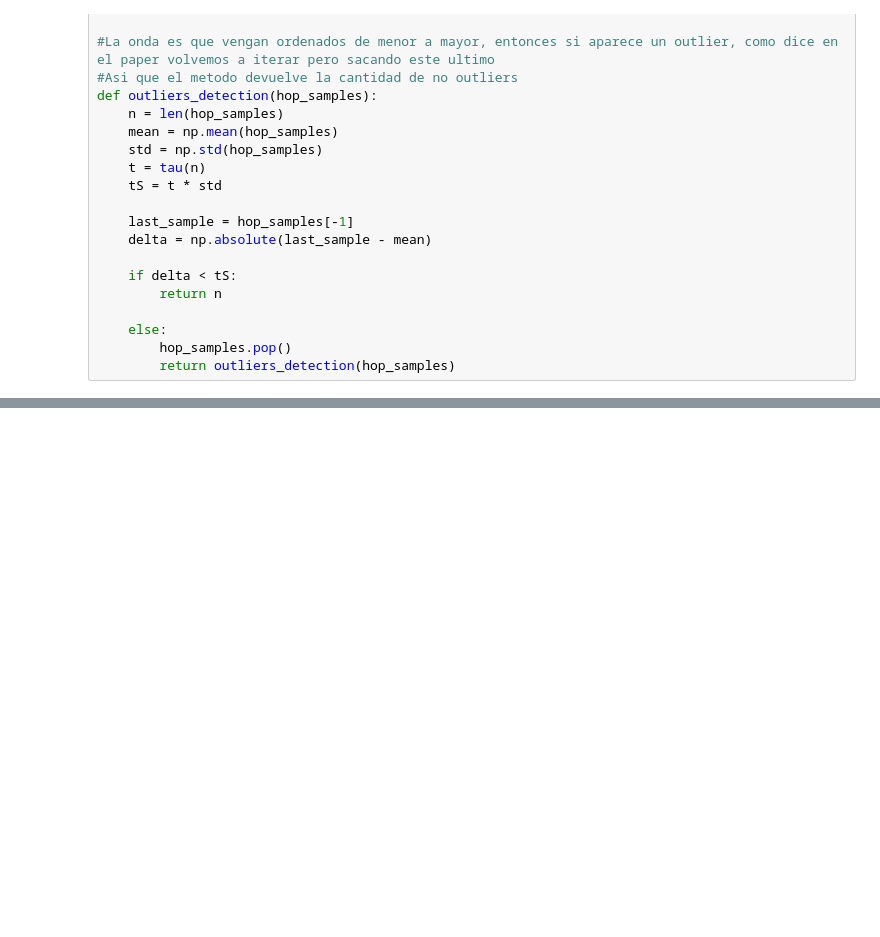
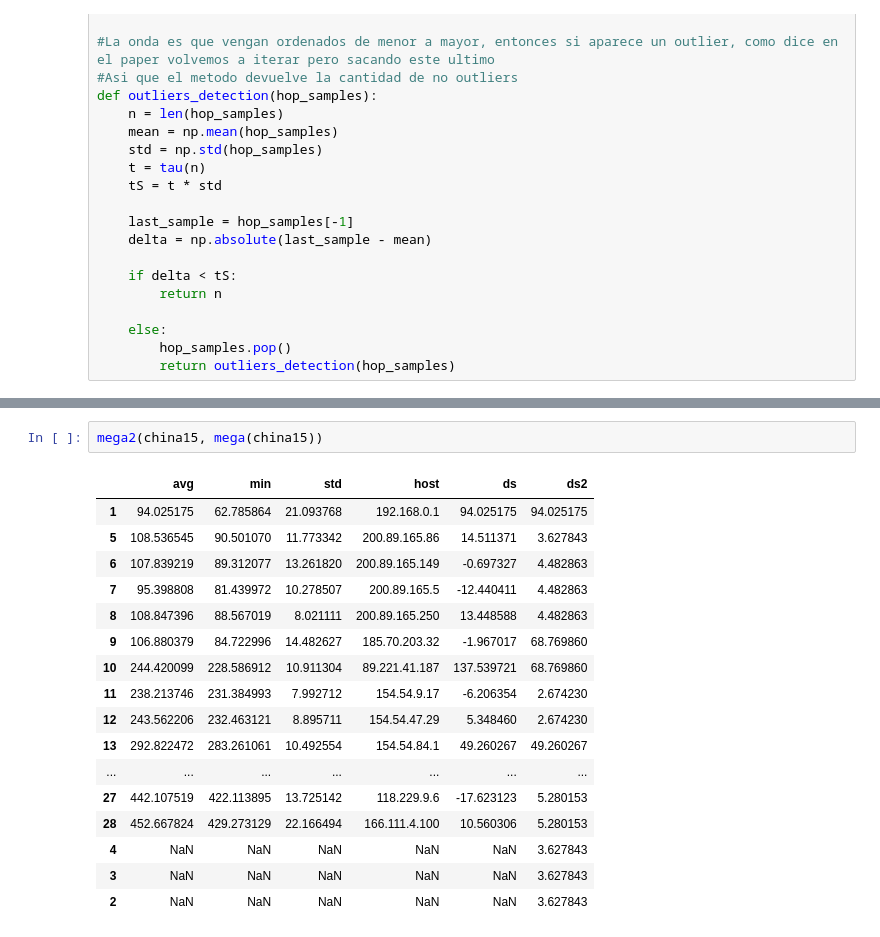
Before and after one commit to manumena/tdc-tp2, a Jupyter notebook: notebook/Untitled.ipynb, the cells around one changed output, grey strips where cells are left out. Saved outputs shown, nothing was run; the diff lists cells and outputs as text; blank space fills up the shorter version.

```diff
--- a/notebook/Untitled.ipynb
+++ b/notebook/Untitled.ipynb
@@ -118,0 +117,20 @@ AttributeError: 'Series' object has no attribute 'plt'
+# %%
+mega2(china15, mega(china15))
+# %% [output]
+|  | avg | min | std | host | ds | ds2 |
+| 1 | 94.025175 | 62.785864 | 21.093768 | 192.168.0.1 | 94.025175 | 94.025175 |
+| 5 | 108.536545 | 90.501070 | 11.773342 | 200.89.165.86 | 14.511371 | 3.627843 |
+| 6 | 107.839219 | 89.312077 | 13.261820 | 200.89.165.149 | -0.697327 | 4.482863 |
+| 7 | 95.398808 | 81.439972 | 10.278507 | 200.89.165.5 | -12.440411 | 4.482863 |
+| 8 | 108.847396 | 88.567019 | 8.021111 | 200.89.165.250 | 13.448588 | 4.482863 |
+| 9 | 106.880379 | 84.722996 | 14.482627 | 185.70.203.32 | -1.967017 | 68.769860 |
+| 10 | 244.420099 | 228.586912 | 10.911304 | 89.221.41.187 | 137.539721 | 68.769860 |
+| 11 | 238.213746 | 231.384993 | 7.992712 | 154.54.9.17 | -6.206354 | 2.674230 |
+| 12 | 243.562206 | 232.463121 | 8.895711 | 154.54.47.29 | 5.348460 | 2.674230 |
+| 13 | 292.822472 | 283.261061 | 10.492554 | 154.54.84.1 | 49.260267 | 49.260267 |
+| ... | ... | ... | ... | ... | ... | ... |
+| 27 | 442.107519 | 422.113895 | 13.725142 | 118.229.9.6 | -17.623123 | 5.280153 |
+| 28 | 452.667824 | 429.273129 | 22.166494 | 166.111.4.100 | 10.560306 | 5.280153 |
+| 4 | NaN | NaN | NaN | NaN | NaN | 3.627843 |
+| 3 | NaN | NaN | NaN | NaN | NaN | 3.627843 |
+| 2 | NaN | NaN | NaN | NaN | NaN | 3.627843 |
```
Also changed, not shown: parts of 6 cells of this notebook, 1 other file.
